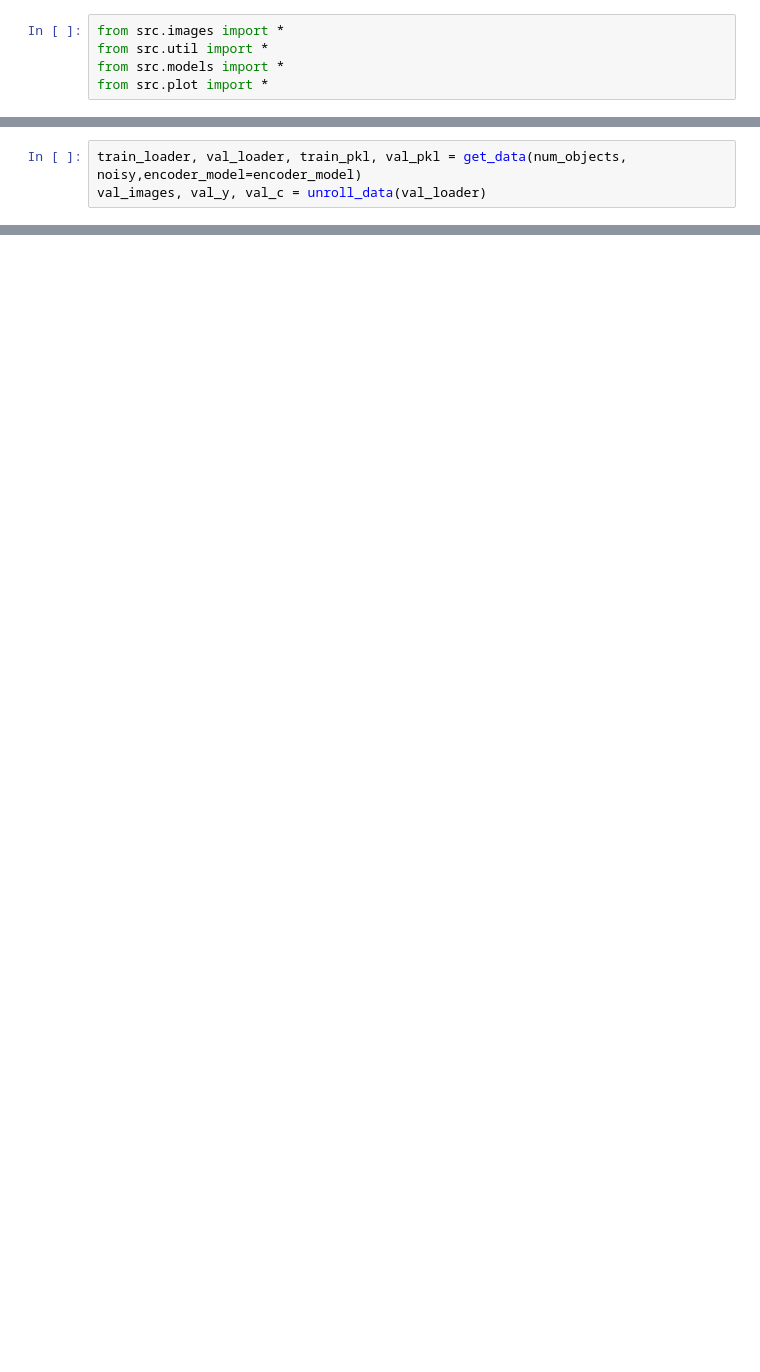
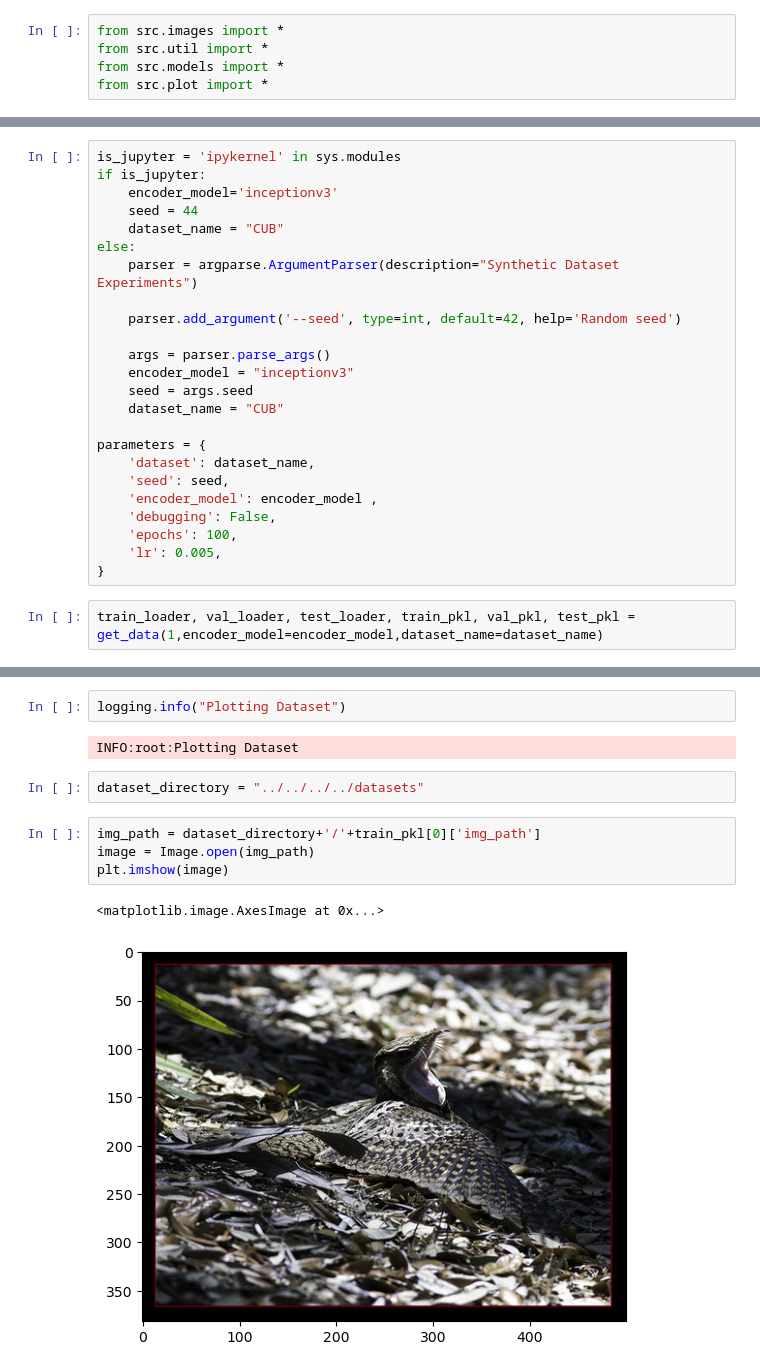
Before and after one commit to naveenr414/Spurious-Concepts, a Jupyter notebook: scripts/notebooks/Masking.ipynb, the cells around one changed output, grey strips where cells are left out. Drawn from its saved outputs; the diff is of its cells as text; blank space fills up the shorter version.

```diff
--- a/scripts/notebooks/Masking.ipynb
+++ b/scripts/notebooks/Masking.ipynb
@@ -76,3 +47,26 @@ torch.manual_seed(seed)
+# %%
+is_jupyter = 'ipykernel' in sys.modules
+if is_jupyter:
+    encoder_model='inceptionv3'
+    seed = 44
+    dataset_name = "CUB"
+else:
+    parser = argparse.ArgumentParser(description="Synthetic Dataset Experiments")
+
+    parser.add_argument('--seed', type=int, default=42, help='Random seed')
+
+    args = parser.parse_args()
+    encoder_model = "inceptionv3"
+    seed = args.seed
+    dataset_name = "CUB"
+
+parameters = {
+    'dataset': dataset_name,
+    'seed': seed,
+    'encoder_model': encoder_model ,
+    'debugging': False,
+    'epochs': 100,
+    'lr': 0.005,
+}
 # %%
-train_loader, val_loader, train_pkl, val_pkl = get_data(num_objects, noisy,encoder_model=encoder_model)
-val_images, val_y, val_c = unroll_data(val_loader)
+train_loader, val_loader, test_loader, train_pkl, val_pkl, test_pkl = get_data(1,encoder_model=encoder_model,dataset_name=dataset_name)
@@ -95,0 +87,13 @@ plt.imshow(mask[0].transpose((1,2,0)))
+# %%
+logging.info("Plotting Dataset")
+# %% [output]
+INFO:root:Plotting Dataset
+# %%
+dataset_directory = "../../../../datasets"
+# %%
+img_path = dataset_directory+'/'+train_pkl[0]['img_path']
+image = Image.open(img_path)
+plt.imshow(image)
+# %% [output]
+<matplotlib.image.AxesImage at 0x...>
+[figure, added]
```
Also changed, not shown: parts of 40 cells of this notebook, 27 other files.
